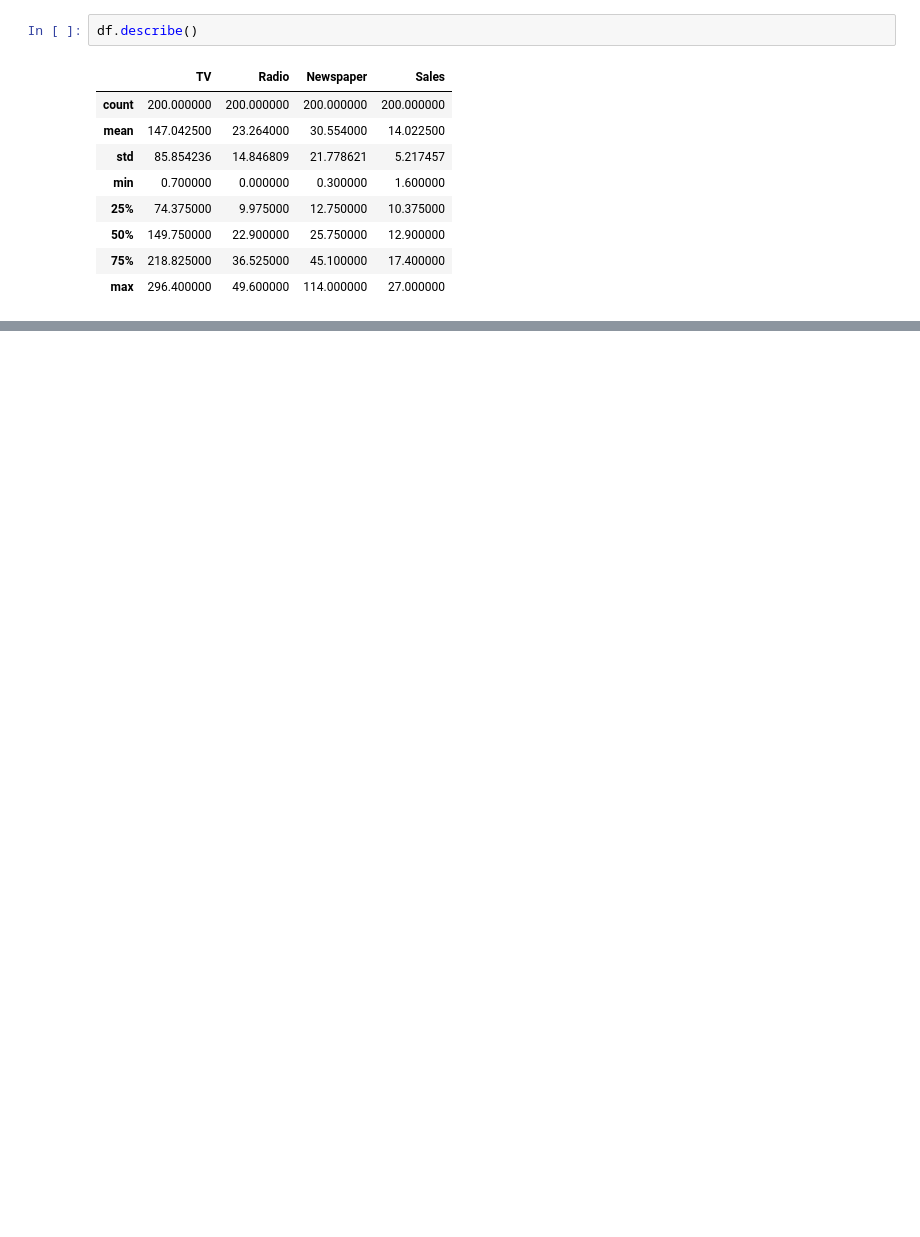
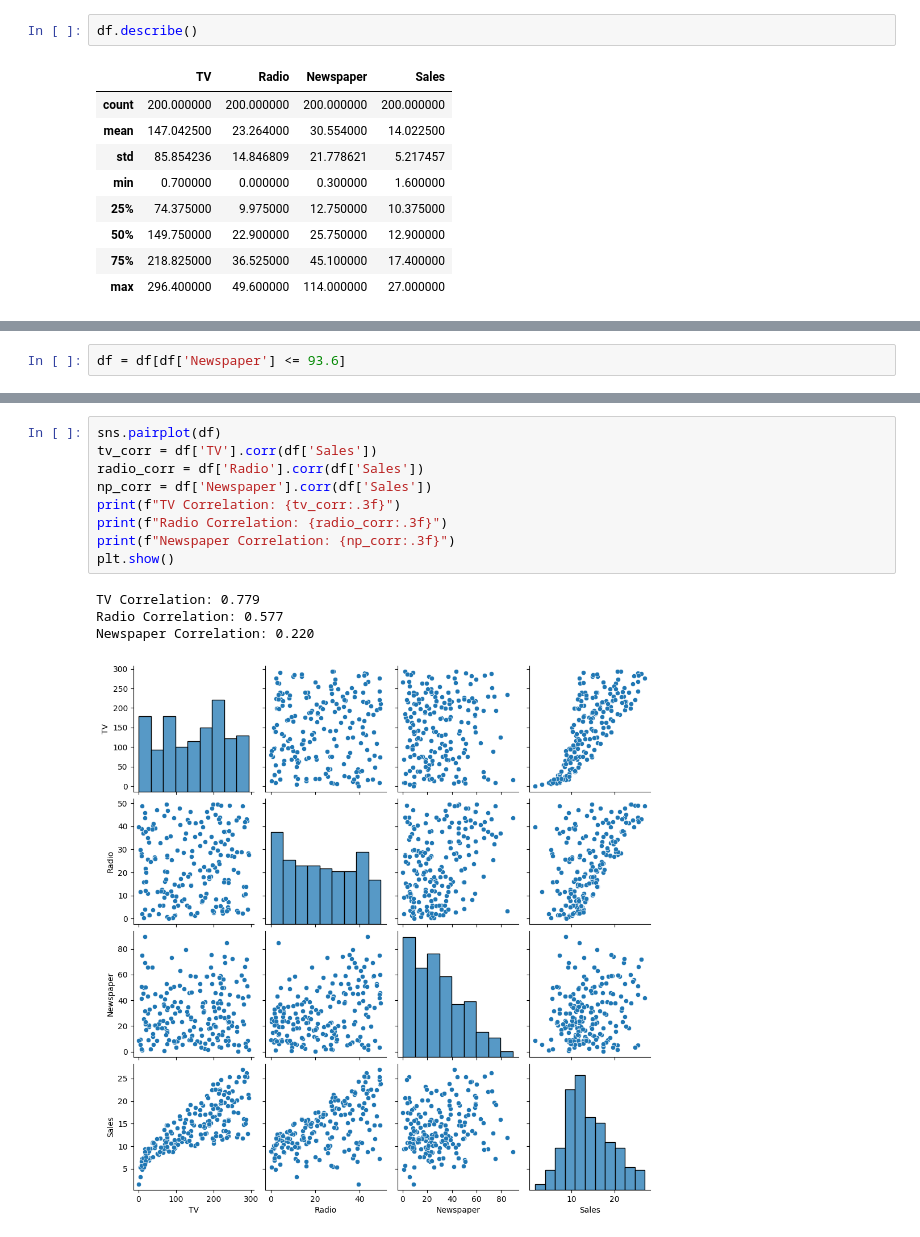
Before and after one commit to alextianyf/LinearRegression-CaseStudy-Spend-Sale-Prediction, a Jupyter notebook: 01-Simple-LinearRegression.ipynb, the cells around one changed output, grey strips where cells are left out. Cells and saved outputs as stored; diff of their text form; blank space fills up the shorter version.

```diff
--- a/01-Simple-LinearRegression.ipynb
+++ b/01-Simple-LinearRegression.ipynb
@@ -101,0 +91,2 @@ plt.show()
+# %%
+df = df[df['Newspaper'] <= 93.6]
@@ -101,0 +98,14 @@ plt.show()
+# %%
+sns.pairplot(df)
+tv_corr = df['TV'].corr(df['Sales'])
+radio_corr = df['Radio'].corr(df['Sales'])
+np_corr = df['Newspaper'].corr(df['Sales'])
+print(f"TV Correlation: {tv_corr:.3f}")
+print(f"Radio Correlation: {radio_corr:.3f}")
+print(f"Newspaper Correlation: {np_corr:.3f}")
+plt.show()
+# %% [output]
+TV Correlation: 0.779
+Radio Correlation: 0.577
+Newspaper Correlation: 0.220
+[figure, added]
```
Also changed, not shown: parts of 19 cells of this notebook, 1 other file.
